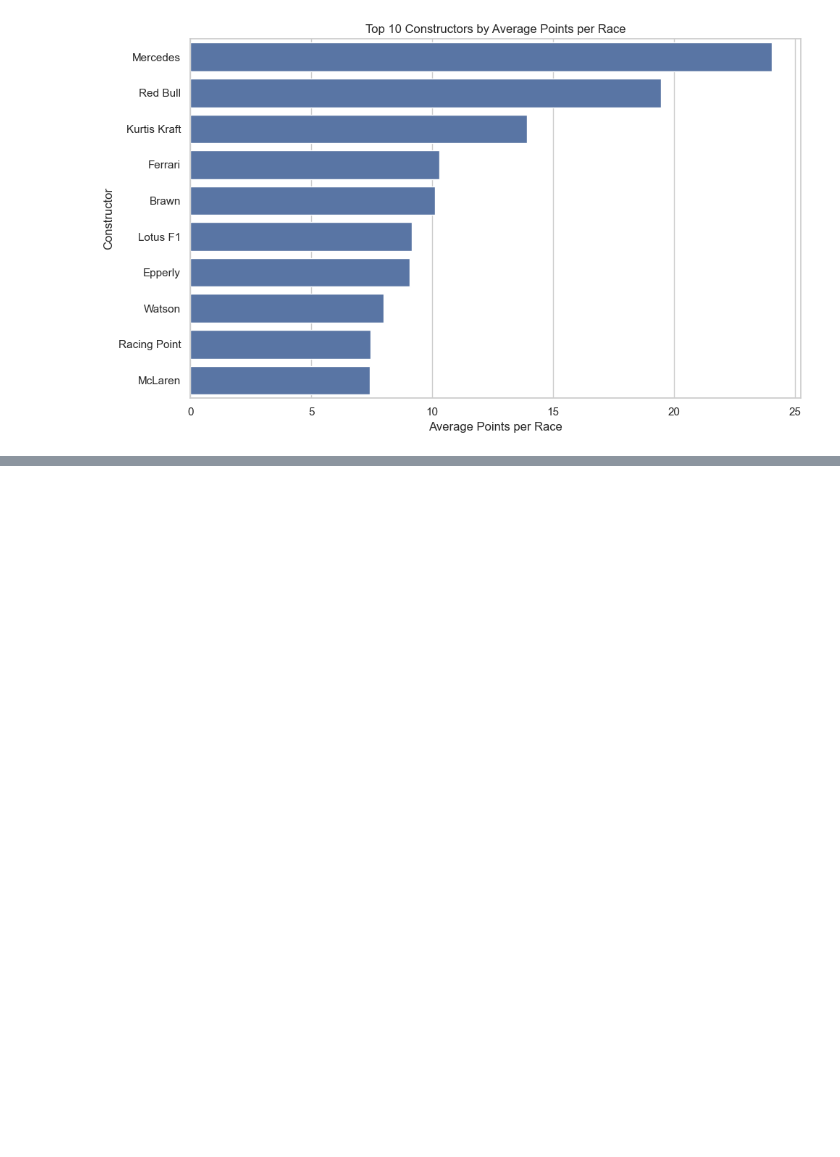
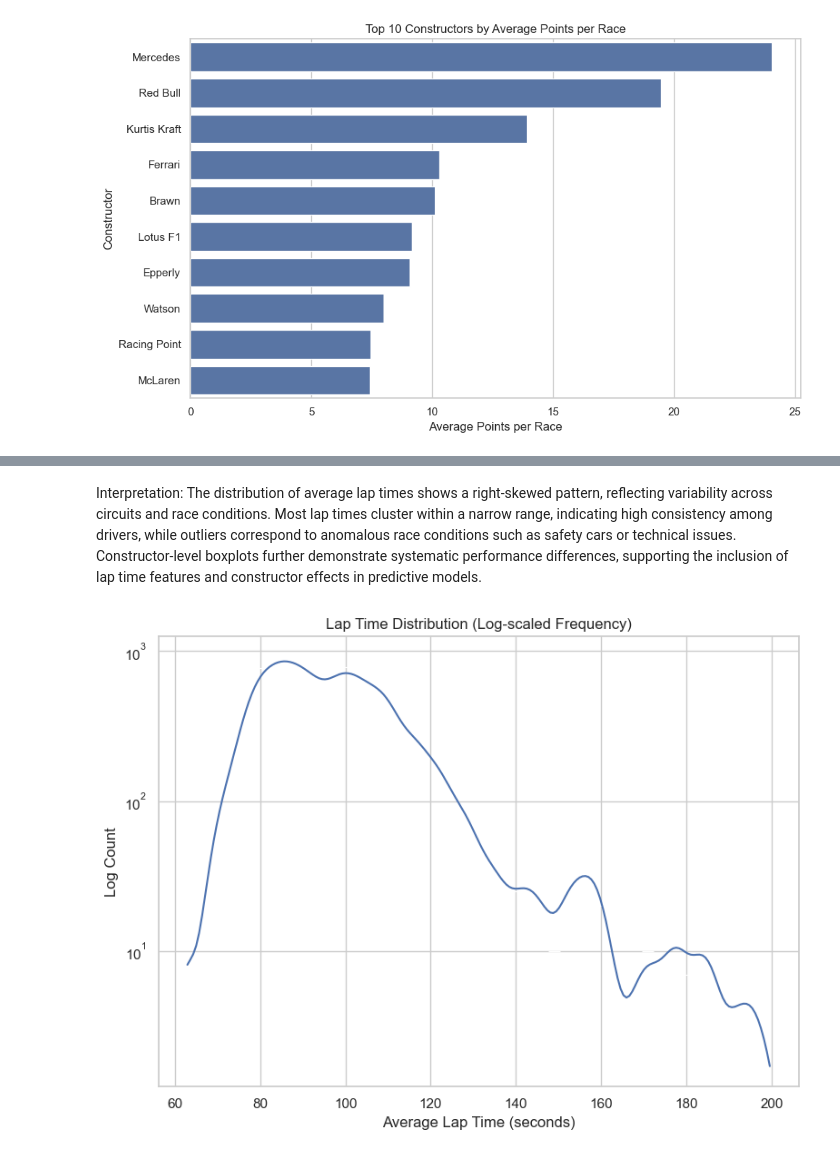
Before and after one commit to Razin3434/F1-Project, a Jupyter notebook: notebooks/04_eda.ipynb, the cells around one changed output, grey strips where cells are left out. Saved outputs shown, nothing was run; the diff lists cells and outputs as text; code cells hidden in the pictures; blank space fills up the shorter version.

```diff
--- a/notebooks/04_eda.ipynb
+++ b/notebooks/04_eda.ipynb
@@ -190,0 +230,21 @@ plt.show()
+# %% [markdown]
+Interpretation:
+The distribution of average lap times shows a right-skewed pattern, reflecting variability across circuits and race conditions. Most lap times cluster within a narrow range, indicating high consistency among drivers, while outliers correspond to anomalous race conditions such as safety cars or technical issues. Constructor-level boxplots further demonstrate systematic performance differences, supporting the inclusion of lap time features and constructor effects in predictive models.
+# %%
+plt.figure(figsize=(8, 6))
+
+sns.histplot(
+    lap_df["avgLapTime_s"],
+    bins=50,
+    kde=True,
+    log_scale=(False, True)
+)
+
+plt.title("Lap Time Distribution (Log-scaled Frequency)")
+plt.xlabel("Average Lap Time (seconds)")
+plt.ylabel("Log Count")
+
+plt.tight_layout()
+plt.show()
+# %% [output]
+[figure, added]
```
Also changed, not shown: parts of 15 cells of this notebook, 25 other files.
